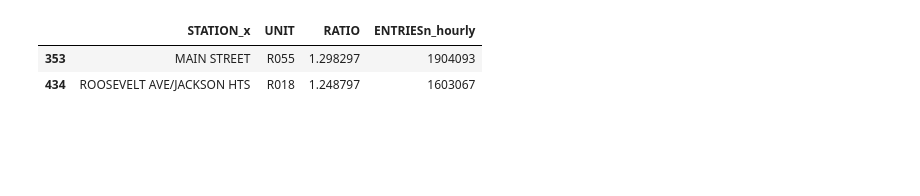
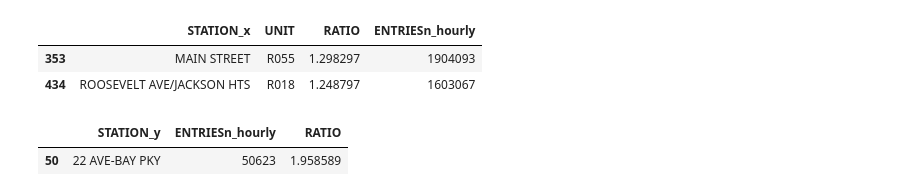
Before and after one commit to npatta01/MTA-Analysis, a Jupyter notebook: Problem3.ipynb, the cells around one changed output. Saved outputs shown, nothing was run; the diff lists cells and outputs as text; code cells hidden in the pictures; blank space fills up the shorter version.

```diff
--- a/Problem3.ipynb
+++ b/Problem3.ipynb
@@ -243,3 +149,8 @@ results[(results.ENTRIESn_hourly > 1500000) & (results.RATIO > 1.0)]
 |  | STATION_x | UNIT | RATIO | ENTRIESn_hourly |
 | 353 | MAIN STREET | R055 | 1.298297 | 1904093 |
 | 434 | ROOSEVELT AVE/JACKSON HTS | R018 | 1.248797 | 1603067 |
+# %%
+results[(results.RATIO > 1.90)]
+# %% [output]
+|  | STATION_y | ENTRIESn_hourly | RATIO |
+| 50 | 22 AVE-BAY PKY | 50623 | 1.958589 |
```
Also changed, not shown: parts of 15 cells of this notebook.
